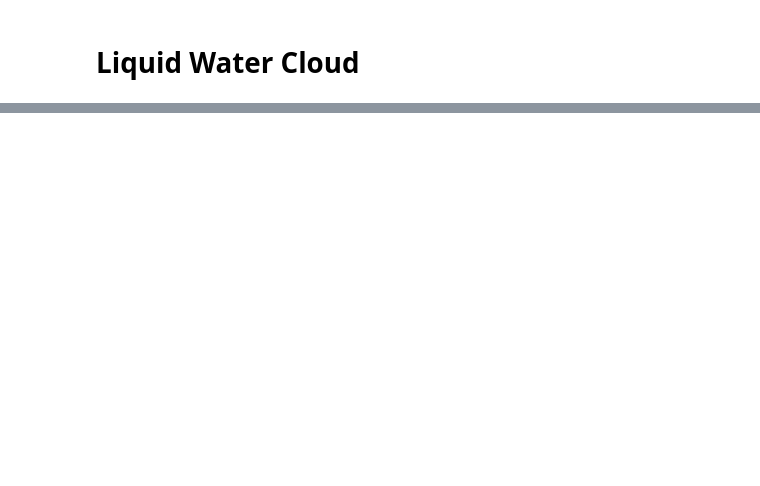
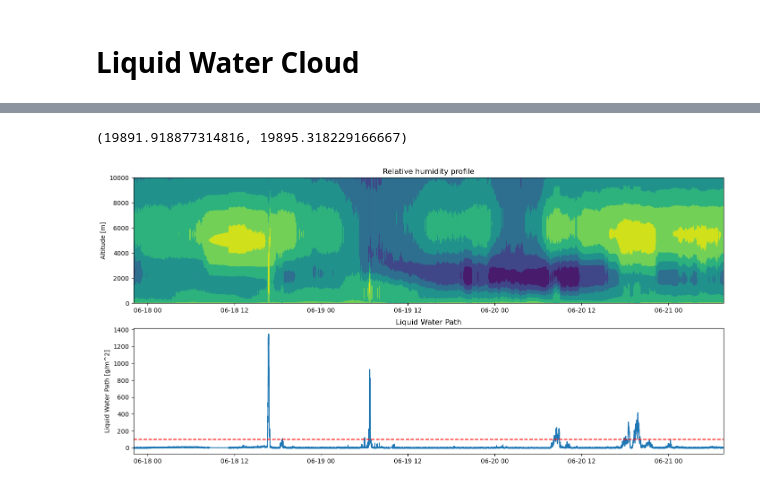
Before and after one commit to nefelita/Fieldwork, a Jupyter notebook: Nef.ipynb, the cells around one changed output, grey strips where cells are left out. Saved outputs shown, nothing was run; the diff lists cells and outputs as text; code cells hidden in the pictures; blank space fills up the shorter version.

```diff
--- a/Nef.ipynb
+++ b/Nef.ipynb
@@ -318,0 +279,16 @@ ax.contourf(HPC.time, HPC.altitude[1], HPC.RH_prof.T)
+# %%
+fig,(ax1,ax2) = plt.subplots(2,1,figsize=(17,8))
+
+ax1.contourf(HPC.time, HPC.altitude[1], HPC.RH_prof.T)
+ax1.set_title('Relative humidity profile')
+ax1.set_ylabel('Altitude [m]')
+ax1.set_xlim(pd.Timestamp("2024-06-17T22:03:11.000000000"), pd.Timestamp("2024-06-21T07:38:15.000000000"))
+
+ax2.plot(LWP.time, LWP.LWP)
+ax2.axhline(100,color='red',linestyle='--', label = '100 g/m^2')
+ax2.set_ylabel('Liquid Water Path [g/m^2]')
+ax2.set_title('Liquid Water Path')
+ax2.set_xlim(pd.Timestamp("2024-06-17T22:03:11.000000000"), pd.Timestamp("2024-06-21T07:38:15.000000000"))
+# %% [output]
+(19891.918877314816, 19895.318229166667)
+[figure, added]
```
Also changed, not shown: parts of 15 cells of this notebook, 5 other files.
